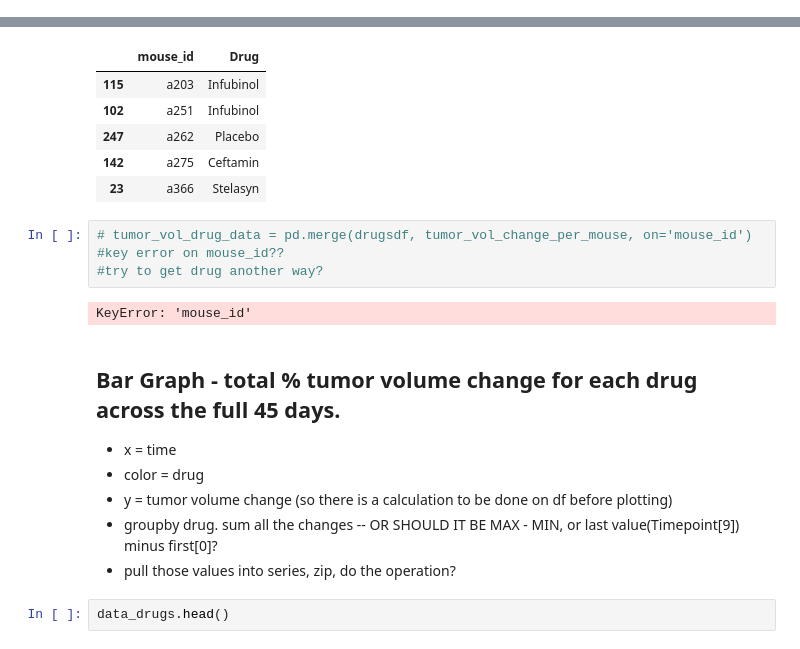
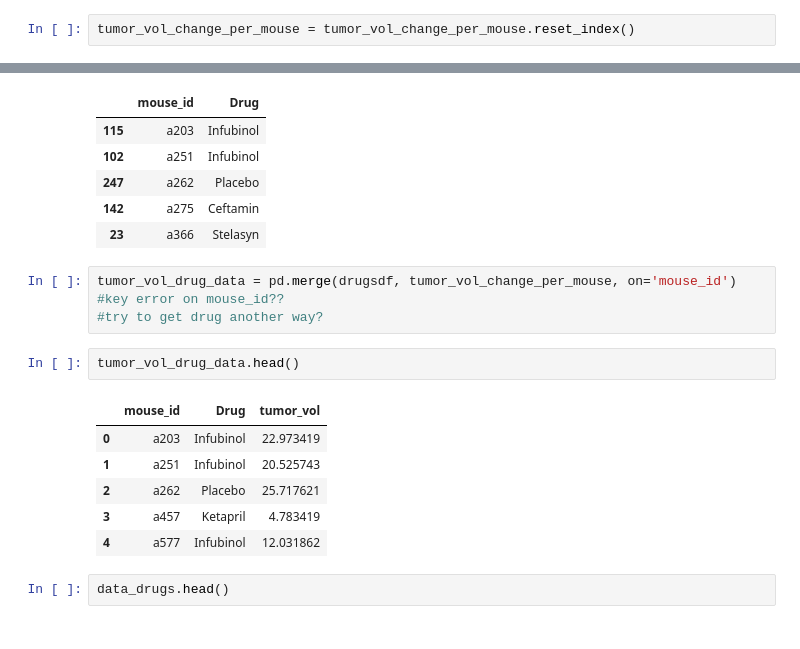
Before and after one commit to jenshurley/hw5, a Jupyter notebook: pydrug_mid.ipynb, the cells around one changed output, grey strips where cells are left out. Drawn from its saved outputs; the diff is of its cells as text.

Commit message:
merged drug and tumor vol change data

```diff
--- a/pydrug_mid.ipynb
+++ b/pydrug_mid.ipynb
@@ -239,3 +238,5 @@ tumor_vol_change_per_mouse.head()
+# %%
+tumor_vol_change_per_mouse = tumor_vol_change_per_mouse.reset_index()
 # %%
 drugsdf = drugsdf.rename(columns={'Mouse ID': 'mouse_id',})
 # %%
@@ -250,18 +251,18 @@ drugsdf.head()
 | 142 | a275 | Ceftamin |
 | 23 | a366 | Stelasyn |
 # %%
-# tumor_vol_drug_data = pd.merge(drugsdf, tumor_vol_change_per_mouse, on='mouse_id')
+tumor_vol_drug_data = pd.merge(drugsdf, tumor_vol_change_per_mouse, on='mouse_id')
 #key error on mouse_id??
 #try to get drug another way?
-# %% [output]
-KeyError: 'mouse_id'
-# %% [markdown]
-## Bar Graph - total % tumor volume change for each drug across the full 45 days.
-- x = time
-- color = drug
-- y = tumor volume change (so there is a calculation to be done on df before plotting)
-- groupby drug. sum all the changes -- OR SHOULD IT BE MAX - MIN, or last value(Timepoint[9]) minus first[0]?
-- pull those values into series, zip, do the operation?
+# %%
+tumor_vol_drug_data.head()
+# %% [output]
+|  | mouse_id | Drug | tumor_vol |
+| 0 | a203 | Infubinol | 22.973419 |
+| 1 | a251 | Infubinol | 20.525743 |
+| 2 | a262 | Placebo | 25.717621 |
+| 3 | a457 | Ketapril | 4.783419 |
+| 4 | a577 | Infubinol | 12.031862 |
 # %%
 data_drugs.head()
 # %%
```
Also changed, not shown: parts of 3 cells of this notebook.
